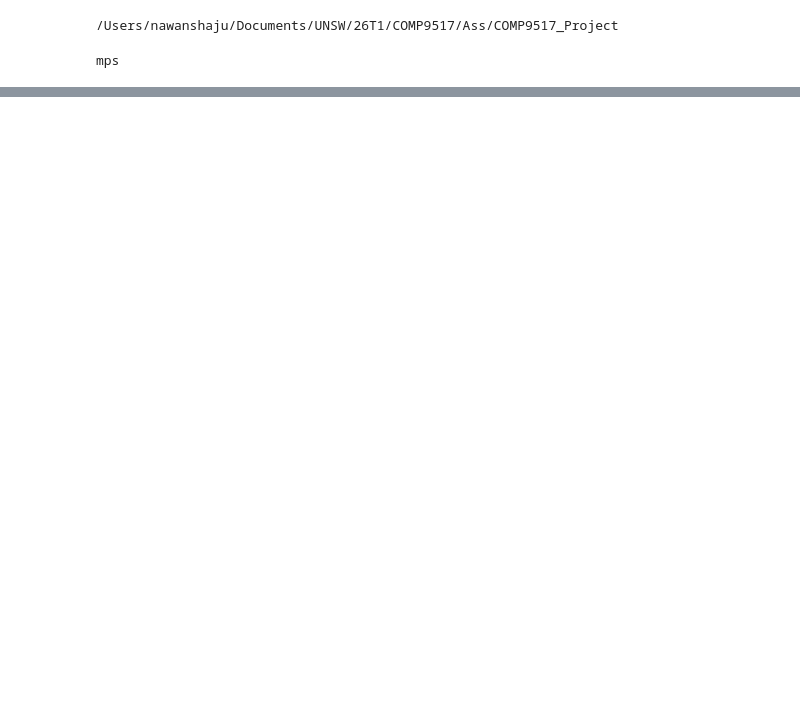
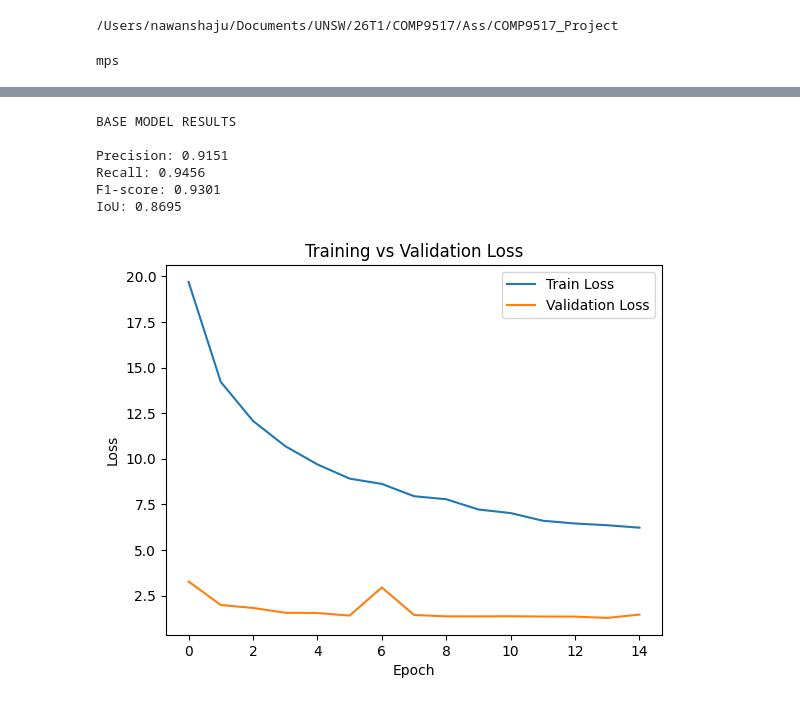
Before and after one commit to nishanshaju22/COMP9517_Project, a Jupyter notebook: DeepLabV3/Model.ipynb, the cells around one changed output, grey strips where cells are left out. Cells and saved outputs as stored; diff of their text form; code cells hidden in the pictures; blank space fills up the shorter version.

Commit message:
added code for augmented model and testing

```diff
--- a/DeepLabV3/Model.ipynb
+++ b/DeepLabV3/Model.ipynb
@@ -199,0 +227,4 @@ def train_model(
+# %%
+model_base = create_model()
+
+print("Base Model created successfully")
@@ -199,0 +233,4 @@ def train_model(
+# %%
+loss_fn_base = nn.BCEWithLogitsLoss()
+
+print("Using BCE Loss as baseline")
@@ -199,0 +239,10 @@ def train_model(
+# %%
+# base model Training
+
+train_losses_base, val_losses_base = train_model(
+    model=model_base,
+    train_loader=train_loader_base,
+    val_loader=val_loader,
+    loss_fn=loss_fn_base,
+    model_name="deeplab_base"
+)
@@ -199,0 +367,49 @@ def train_model(
+# %%
+# Evaluate on test data
+
+test_results = evaluate_model(
+    model_base,
+    test_loader,
+    loss_fn_base,
+    device
+)
+
+test_loss, precision, recall, f1, iou = test_results
+
+print("BASE MODEL RESULTS\n")
+
+print(f"Precision: {precision:.4f}")
+print(f"Recall: {recall:.4f}")
+print(f"F1-score: {f1:.4f}")
+print(f"IoU: {iou:.4f}")
+# %% [output]
+BASE MODEL RESULTS
+
+Precision: 0.9151
+Recall: 0.9456
+F1-score: 0.9301
+IoU: 0.8695
+# %%
+plt.figure()
+
+plt.plot(
+    train_losses_base,
+    label="Train Loss"
+)
+
+plt.plot(
+    val_losses_base,
+    label="Validation Loss"
+)
+
+plt.title("Training vs Validation Loss")
+
+plt.xlabel("Epoch")
+
+plt.ylabel("Loss")
+
+plt.legend()
+
+plt.show()
+# %% [output]
+[figure, added]
```
Also changed, not shown: parts of 25 cells of this notebook, 3 other files.
